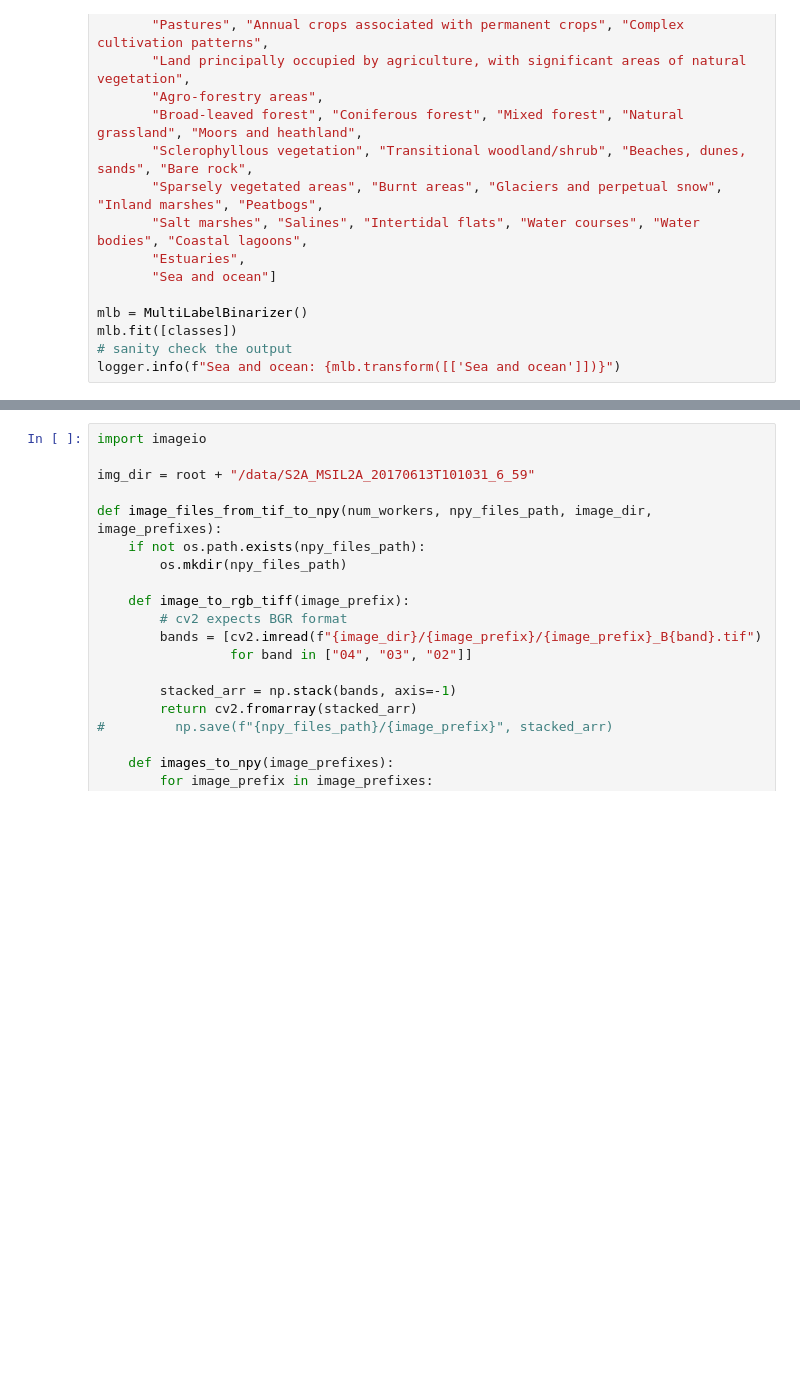
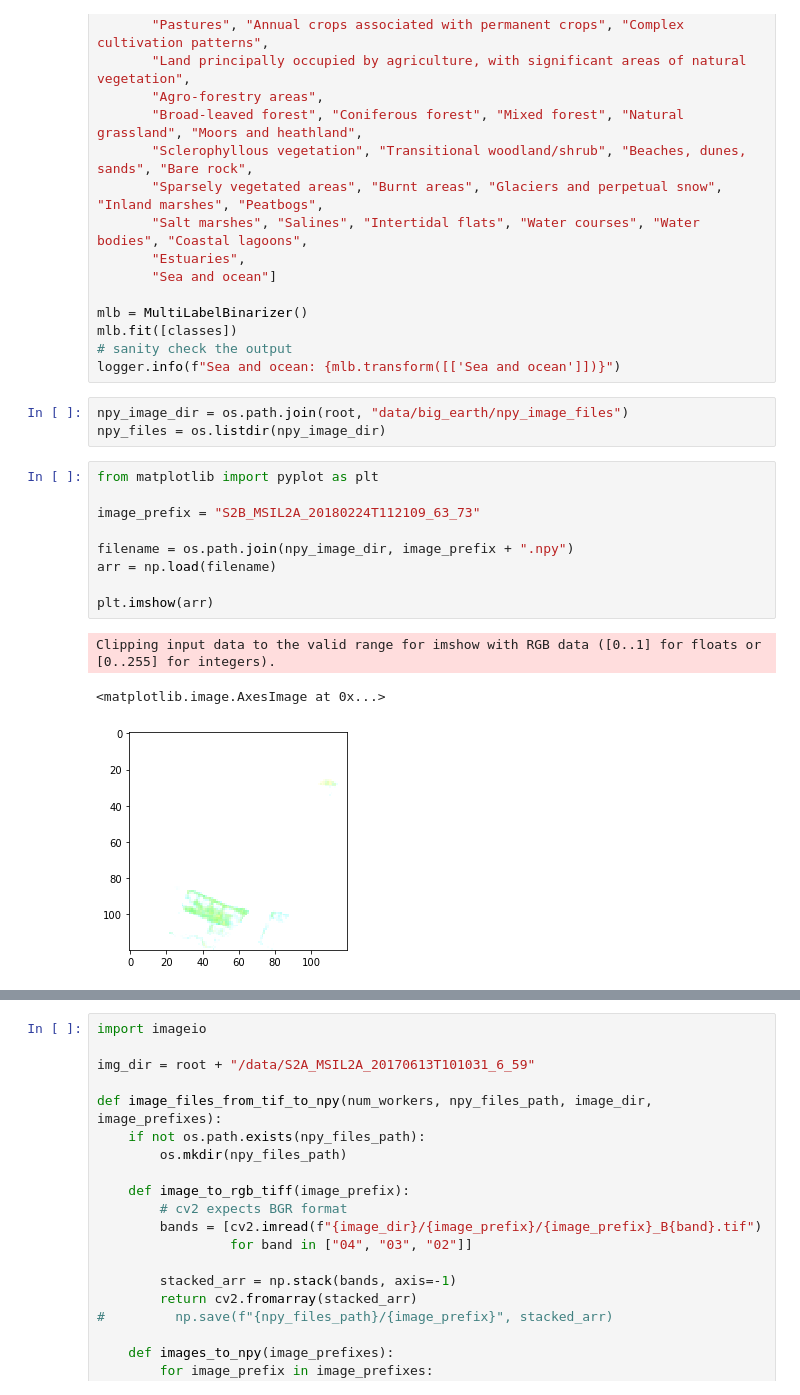
Before and after one commit to skeller88/big_earth_springboard_project, a Jupyter notebook: data_engineering/data_aggregator/aggregator_prototype.ipynb, the cells around one changed output, grey strips where cells are left out. Saved outputs shown, nothing was run; the diff lists cells and outputs as text; blank space fills up the shorter version.

```diff
--- a/data_engineering/data_aggregator/aggregator_prototype.ipynb
+++ b/data_engineering/data_aggregator/aggregator_prototype.ipynb
@@ -118,3 +215,19 @@ mlb = MultiLabelBinarizer()
 mlb.fit([classes])
 # sanity check the output
 logger.info(f"Sea and ocean: {mlb.transform([['Sea and ocean']])}")
+# %%
+npy_image_dir = os.path.join(root, "data/big_earth/npy_image_files")
+npy_files = os.listdir(npy_image_dir)
+# %%
+from matplotlib import pyplot as plt
+
+image_prefix = "S2B_MSIL2A_20180224T112109_63_73"
+
+filename = os.path.join(npy_image_dir, image_prefix + ".npy")
+arr = np.load(filename)
+
+plt.imshow(arr)
+# %% [output]
+Clipping input data to the valid range for imshow with RGB data ([0..1] for floats or [0..255] for integers).
+<matplotlib.image.AxesImage at 0x...>
+[figure, added]
```
Also changed, not shown: parts of 27 cells of this notebook, 20 other files.
